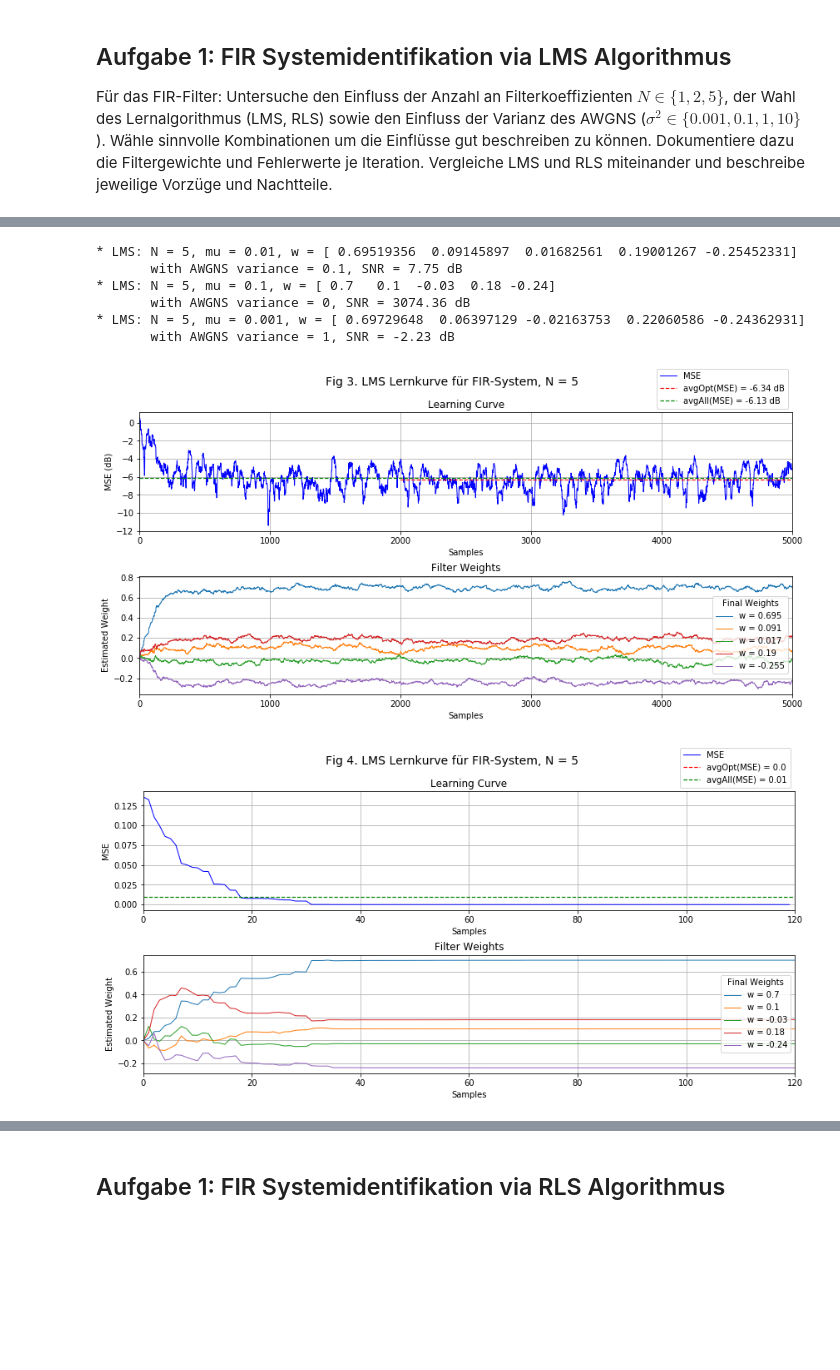
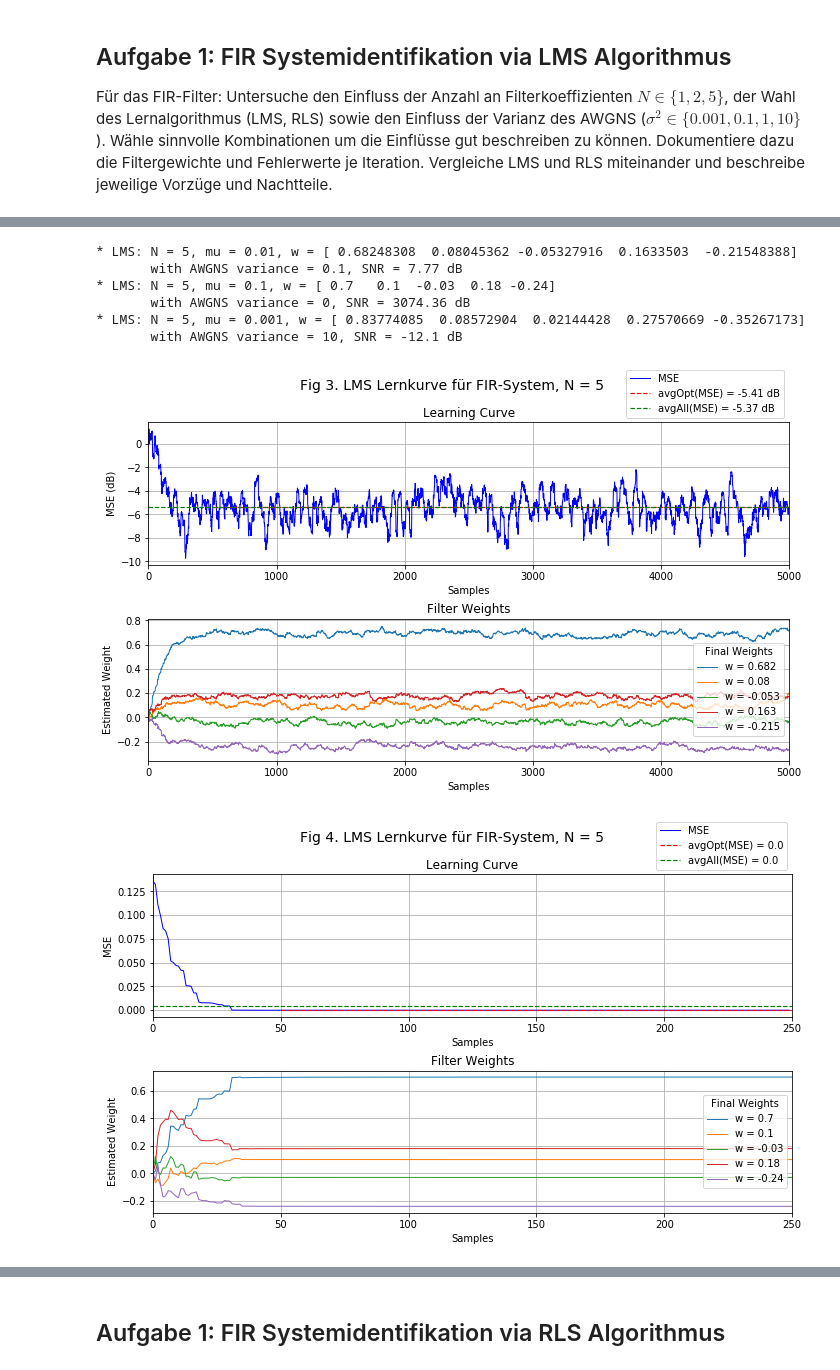
Before and after one commit to xhain/Systemidentifikation, a Jupyter notebook: python/Systemidentifikation.ipynb, the cells around one changed output, grey strips where cells are left out. Saved outputs shown, nothing was run; the diff lists cells and outputs as text; code cells hidden in the pictures; blank space fills up the shorter version.

```diff
--- a/python/Systemidentifikation.ipynb
+++ b/python/Systemidentifikation.ipynb
@@ -139,31 +147,32 @@ Eine ähnlich gute Rauschunterdrückung zu *Fig 1* bei $N = 1$ mit etwa $-6.5 \,
 # %%
 # N = 5
+
 N, mu, var = 5, 0.01, 0.1
 HfirDn, SNRdB = ts.addNoise(HfirD, var)
 E, W, w, Yd = algo.lmsAlg(N, mu, HfirX, HfirDn, np.zeros(N))
 ts.errorPlot(E, W, plotLen, 'Fig 3. LMS Lernkurve für FIR-System, N = '\
-             +str(N), style='log')
+             +str(N), style='log', avgFrom=500)
 print('       with AWGNS variance = '+str(var)+', SNR = '+str(SNRdB)+' dB')
 
 N, mu, var = 5, 0.1, 0
 HfirDn, SNRdB = ts.addNoise(HfirD, var)
 E, W, w, Yd = algo.lmsAlg(N, mu, HfirX, HfirDn, np.zeros(N))
-ts.errorPlot(E, W, 120, 'Fig 4. LMS Lernkurve für FIR-System, N = '\
-             +str(N), style='lin')
+ts.errorPlot(E, W, 250, 'Fig 4. LMS Lernkurve für FIR-System, N = '\
+             +str(N), style='lin', avgFrom=50)
 print('       with AWGNS variance = '+str(var)+', SNR = '+str(SNRdB)+' dB')
 
-N, mu, var = 5, 0.001, 1
+N, mu, var = 5, 0.001, 10
 HfirDn, SNRdB = ts.addNoise(HfirD, var)
 E, W, w, Yd = algo.lmsAlg(N, mu, HfirX, HfirDn, np.zeros(N))
 ts.errorPlot(E, W, plotLen, 'Fig 5. LMS Lernkurve für FIR-System, N = '\
-             +str(N), style='log')
+             +str(N), style='log', avgFrom=3000)
 print('       with AWGNS variance = '+str(var)+', SNR = '+str(SNRdB)+' dB')
 # %% [output]
-* LMS: N = 5, mu = 0.01, w = [ 0.69519356  0.09145897  0.01682561  0.19001267 -0.25452331]
-       with AWGNS variance = 0.1, SNR = 7.75 dB
+* LMS: N = 5, mu = 0.01, w = [ 0.68248308  0.08045362 -0.05327916  0.1633503  -0.21548388]
+       with AWGNS variance = 0.1, SNR = 7.77 dB
 * LMS: N = 5, mu = 0.1, w = [ 0.7   0.1  -0.03  0.18 -0.24]
        with AWGNS variance = 0, SNR = 3074.36 dB
-* LMS: N = 5, mu = 0.001, w = [ 0.69729648  0.06397129 -0.02163753  0.22060586 -0.24362931]
-       with AWGNS variance = 1, SNR = -2.23 dB
+* LMS: N = 5, mu = 0.001, w = [ 0.83774085  0.08572904  0.02144428  0.27570669 -0.35267173]
+       with AWGNS variance = 10, SNR = -12.1 dB
-[figure, old version]
+[figure, new version]
-[figure, old version]
+[figure, new version]
```
Also changed, not shown: parts of 52 cells of this notebook, 2 other files.
